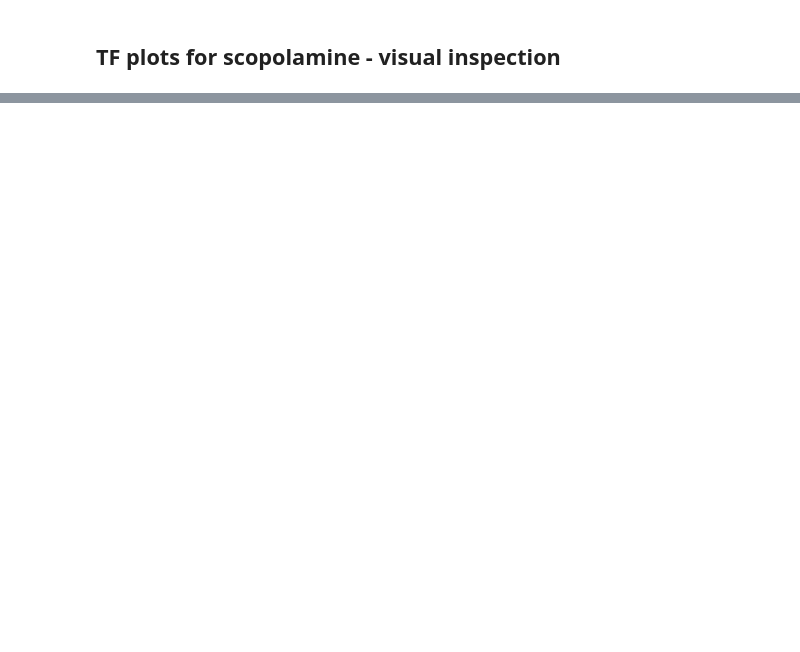
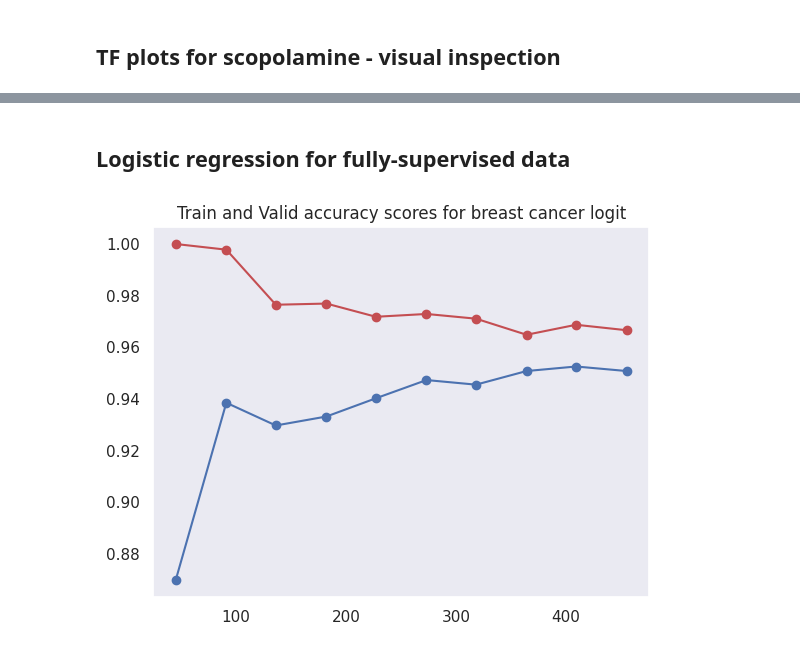
Before and after one commit to etiennegalea/ssl_generic_eeg, a Jupyter notebook: test.ipynb, the cells around one changed output, grey strips where cells are left out. Saved outputs shown, nothing was run; the diff lists cells and outputs as text; code cells hidden in the pictures; blank space fills up the shorter version.

Commit message:
messing around for logit on raw windows

```diff
--- a/test.ipynb
+++ b/test.ipynb
@@ -1032,0 +616,2 @@ TypeError: float() argument must be a string or a number, not 'Figure'
+# %% [markdown]
+## Logistic regression for fully-supervised data
@@ -1032,0 +634,31 @@ TypeError: float() argument must be a string or a number, not 'Figure'
+# %%
+
+pipeline = make_pipeline(
+    # StandardScaler(),
+    LogisticRegression(
+        penalty='l2', C=1.0, class_weight='balanced', solver='newton-cg',
+        multi_class='multinomial', random_state=42
+    )
+)
+# %%
+X, y = load_breast_cancer(return_X_y=True, as_frame=True)
+# %%
+# training
+train_sizes, train_scores, valid_scores, fit_times, score_times = learning_curve(
+    pipeline,
+    X, y,
+    cv=5,
+    train_sizes=np.linspace(0.1, 1, 10),
+    return_times=True
+)
+# %%
+train_scores_mean = np.mean(train_scores, axis=1)
+valid_scores_mean = np.mean(valid_scores, axis=1)
+
+plt.grid()
+plt.title('Train and Valid accuracy scores for breast cancer logit')
+plt.plot(train_sizes, train_scores_mean, "o-", color="r", label="Training score")
+plt.plot(train_sizes, valid_scores_mean, "o-", color="b", label="Validation score")
+plt.show()
+# %% [output]
+[figure, added]
```
Also changed, not shown: parts of 65 cells of this notebook.
